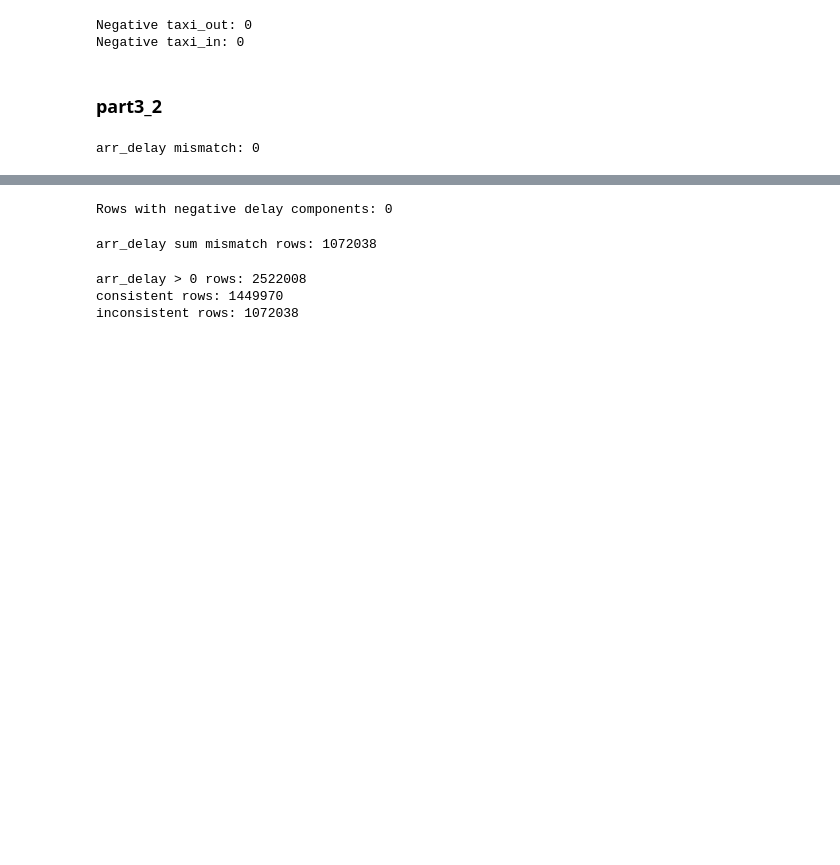
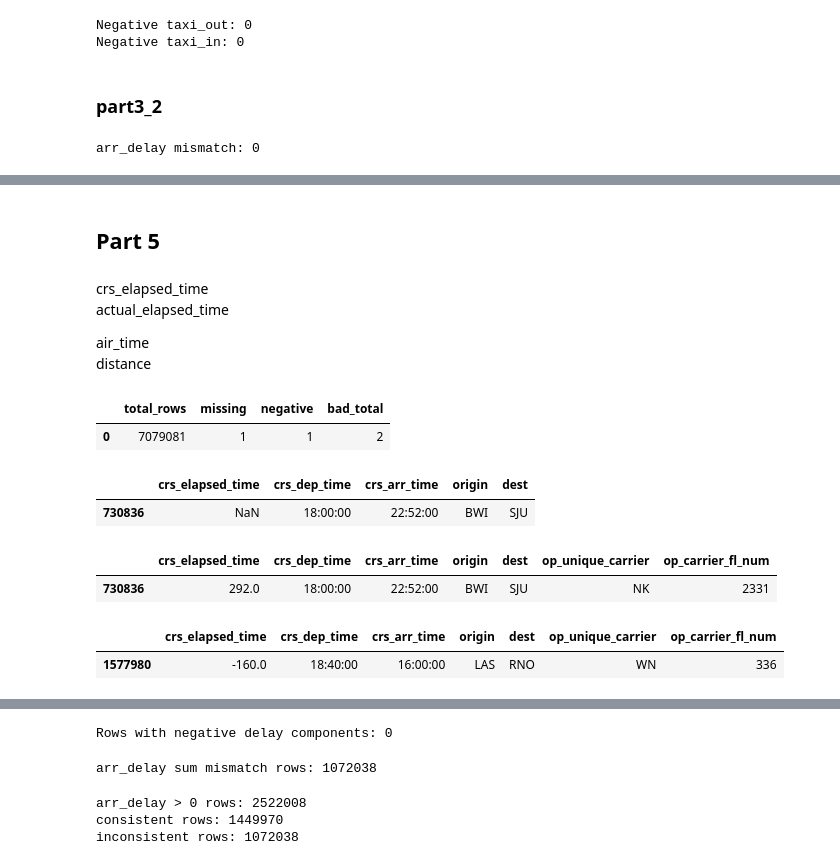
Before and after one commit to nshanbhag2003/flight-delay-analysis, a Jupyter notebook: Notebooks/datacleaning.ipynb, the cells around one changed output, grey strips where cells are left out. Cells and saved outputs as stored; diff of their text form; code cells hidden in the pictures; blank space fills up the shorter version.

```diff
--- a/Notebooks/datacleaning.ipynb
+++ b/Notebooks/datacleaning.ipynb
@@ -646,0 +757,10 @@ diverted
+# %%
+mask_cancelled_1 = c_int.eq(1)
+
+# related variables: set to NaN when cancelled == 1
+rel_cols = [
+    "dep_time", "dep_delay", "taxi_out", "wheels_off",
+    "wheels_on", "taxi_in", "arr_time", "arr_delay","actual_elapsed_time", "air_time"
+]
+
+df.loc[mask_cancelled_1, rel_cols] = np.nan
@@ -646,0 +806,58 @@ diverted
+# %% [markdown]
+## Part 5
+# %% [markdown]
+crs_elapsed_time
+actual_elapsed_time
+
+air_time
+distance
+# %%
+
+# crs_elapsed_time non-missing and >= 0
+
+s_rawcrs = df["crs_elapsed_time"].astype("string").str.strip()
+s = s_rawcrs.mask(s_rawcrs.eq(""), pd.NA)
+
+num = pd.to_numeric(s, errors="coerce")
+
+mask_missing = num.isna()
+mask_negative = num.notna() & (num < 0)
+mask_bad = mask_missing | mask_negative
+
+pd.DataFrame(
+    {
+        "total_rows": [len(df)],
+        "missing": [int(mask_missing.sum())],
+        "negative": [int(mask_negative.sum())],
+        "bad_total": [int(mask_bad.sum())],
+    }
+)
+
+# one missing one negative
+# %% [output]
+|  | total_rows | missing | negative | bad_total |
+| 0 | 7079081 | 1 | 1 | 2 |
+# %%
+cols_show = [c for c in ["crs_elapsed_time","crs_dep_time","crs_arr_time","origin","dest"] if c in df.columns]
+
+#missing rows
+missing_rows = df.loc[mask_missing, cols_show].copy()
+missing_rows
+# %% [output]
+|  | crs_elapsed_time | crs_dep_time | crs_arr_time | origin | dest |
+| 730836 | NaN | 18:00:00 | 22:52:00 | BWI | SJU |
+# %%
+cols_show = [c for c in ["crs_elapsed_time","crs_dep_time","crs_arr_time","origin","dest", "op_unique_carrier","op_carrier_fl_num"] if c in df.columns]
+
+df.loc[mask_missing, "crs_elapsed_time"] = 292.0 # bwi to sju 18:00 to 22:52
+df.loc[mask_missing, cols_show]
+# %% [output]
+|  | crs_elapsed_time | crs_dep_time | crs_arr_time | origin | dest | op_unique_carrier | op_carrier_fl_num |
+| 730836 | 292.0 | 18:00:00 | 22:52:00 | BWI | SJU | NK | 2331 |
+# %%
+negative_rows = df.loc[mask_negative, cols_show].copy()
+negative_rows
+# the flight time has problem, we don't have acess to find the flight info so remove
+# %% [output]
+|  | crs_elapsed_time | crs_dep_time | crs_arr_time | origin | dest | op_unique_carrier | op_carrier_fl_num |
+| 1577980 | -160.0 | 18:40:00 | 16:00:00 | LAS | RNO | WN | 336 |
```
Also changed, not shown: parts of 64 cells of this notebook.
